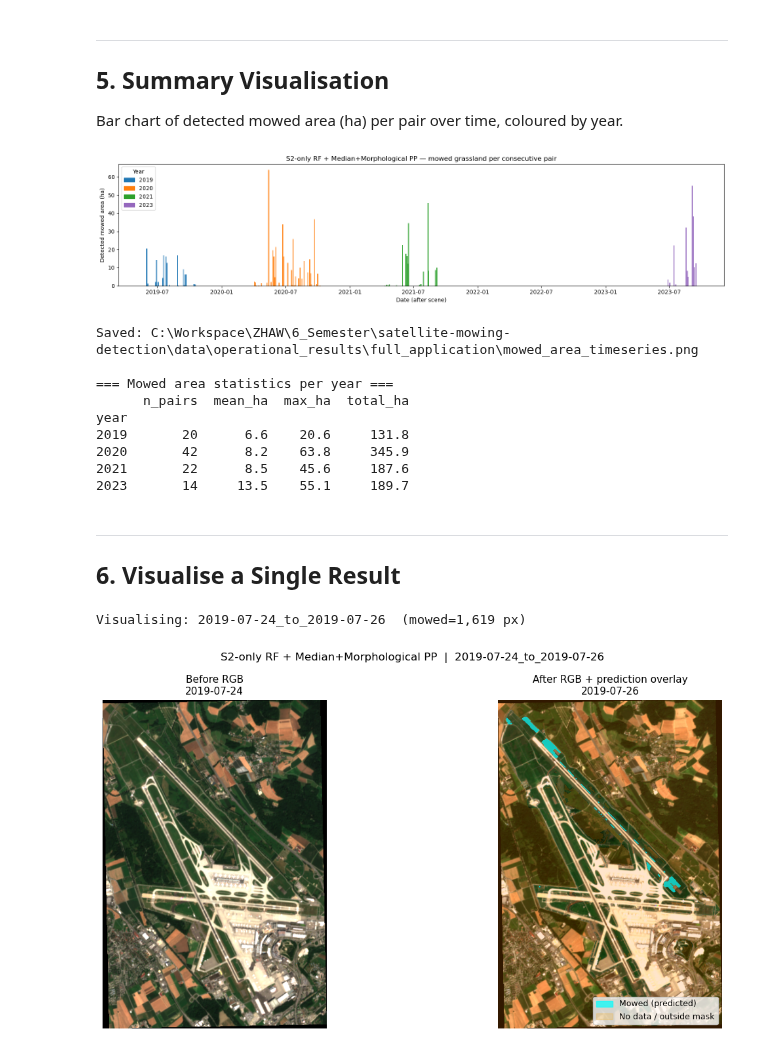
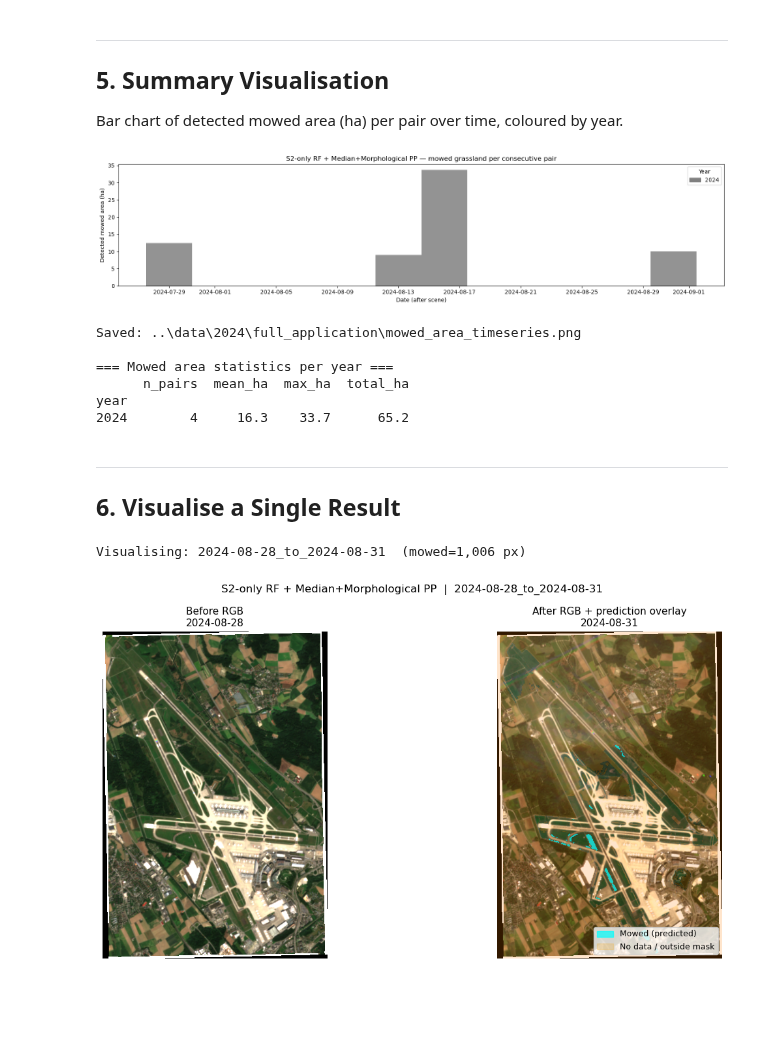
Before and after one commit to klaveflo/satellite-mowing-detection, a Jupyter notebook: notebooks/10_full_application.ipynb, the cells around one changed output. Saved outputs shown, nothing was run; the diff lists cells and outputs as text; code cells hidden in the pictures; blank space fills up the shorter version.

```diff
--- a/notebooks/10_full_application.ipynb
+++ b/notebooks/10_full_application.ipynb
@@ -48,6 +48,12 @@ from src.config import (
 OUTPUT_DIR = RESULTS_DIR / 'full_application'
 OUTPUT_DIR.mkdir(parents=True, exist_ok=True)
 
+
+# Configs for seperate run for 2024
+OUTPUT_DIR = Path('../data/2024/full_application')
+S2_SCENES_DIR = Path('../data/2024/S2_2024_CH')
+
+
 print(f'S2 scenes dir:  {S2_SCENES_DIR}')
 print(f'Models dir:     {MODELS_DIR}')
 print(f'Output dir:     {OUTPUT_DIR}')
@@ -295,23 +301,20 @@ ok['year'] = ok['after_dt'].dt.year
 print(ok.groupby('year')['mowed_ha'].agg(['count', 'mean', 'max', 'sum']).round(1).rename(
     columns={'count': 'n_pairs', 'mean': 'mean_ha', 'max': 'max_ha', 'sum': 'total_ha'}).to_string())
 # %% [output]
-[figure, old version]
+[figure, new version]
-Saved: C:\Workspace\ZHAW\6_Semester\satellite-mowing-detection\data\operational_results\full_application\mowed_area_timeseries.png
+Saved: ..\data\2024\full_application\mowed_area_timeseries.png
 
 === Mowed area statistics per year ===
       n_pairs  mean_ha  max_ha  total_ha
 year
-2019       20      6.6    20.6     131.8
-2020       42      8.2    63.8     345.9
-2021       22      8.5    45.6     187.6
-2023       14     13.5    55.1     189.7
+2024        4     16.3    33.7      65.2
 # %% [markdown]
 ---
 ## 6. Visualise a Single Result
 # %%
 # Choose which pair to inspect
 # Set to any after_date string from run_summary.csv, e.g. '2019-05-15'
-VIZ_AFTER_DATE = '2019-07-26'
+VIZ_AFTER_DATE = '2024-08-31'
 
 
 if VIZ_AFTER_DATE is None:
@@ -337,32 +340,32 @@ def _load_rgb(path):
         b = np.clip(src.read(1).astype(float) / 2500, 0, 1)
     return np.dstack([r, g, b])
 
 rgb_before = _load_rgb(row_viz['before_path'])
 rgb_after  = _load_rgb(row_viz['after_path'])
 
 # Prediction overlay: mowed=cyan, nodata=semi-dark
 overlay = np.zeros((*pred.shape, 4), dtype=float)
 overlay[pred == 1]   = [0, 1, 1, 0.7]    # mowed
 overlay[pred == 255] = [1, 0.5, 0, 0.20]   # nodata
 
 fig, axes = plt.subplots(1, 2, figsize=(14, 6))
 
 axes[0].imshow(rgb_before)
 axes[0].set_title(f'Before RGB\n{before_str}', fontsize=11)
 axes[0].axis('off')
 
 axes[1].imshow(rgb_after)
 axes[1].imshow(overlay)
 axes[1].set_title(f'After RGB + prediction overlay\n{after_str}', fontsize=11)
 axes[1].axis('off')
 
 axes[1].legend(handles=[Patch(color='cyan',  alpha=0.7,  label='Mowed (predicted)'),
                          Patch(color='orange', alpha=0.20, label='No data / outside mask')],
                loc='lower right', fontsize=9)
 
 plt.suptitle(f'S2-only RF + Median+Morphological PP  |  {label}', fontsize=12)
 plt.tight_layout()
 plt.show()
 # %% [output]
-Visualising: 2019-07-24_to_2019-07-26  (mowed=1,619 px)
+Visualising: 2024-08-28_to_2024-08-31  (mowed=1,006 px)
-[figure, old version]
+[figure, new version]
```
Also changed, not shown: parts of 3 cells of this notebook, 7 other files.
